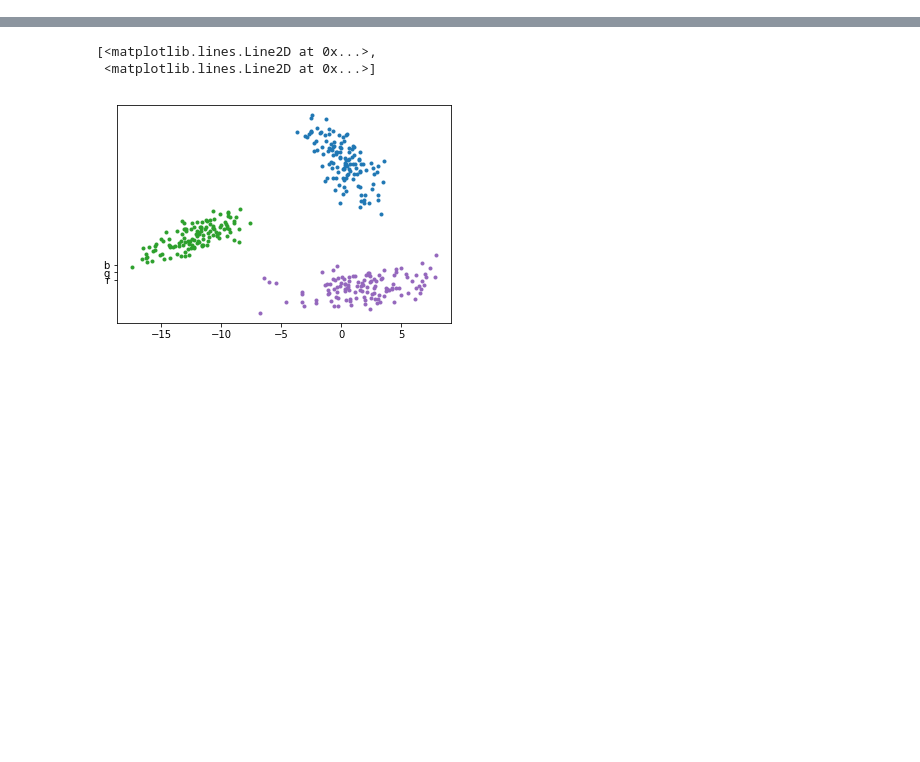
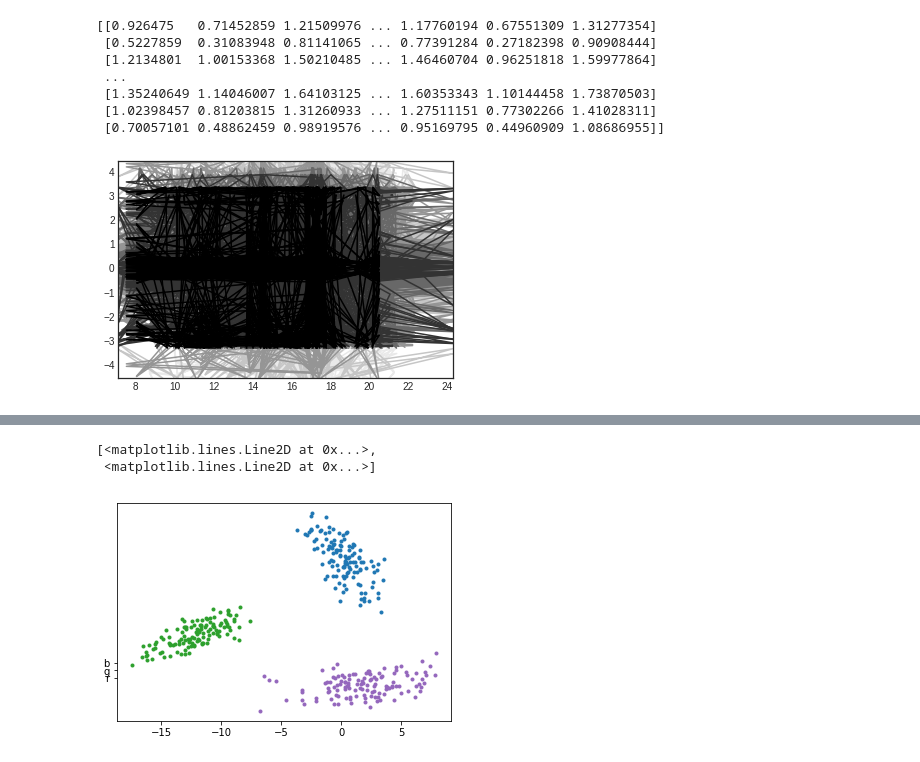
Before and after one commit to SerChirag/PR, a Jupyter notebook: main.ipynb, the cells around one changed output, grey strips where cells are left out. Cells and saved outputs as stored; diff of their text form; code cells hidden in the pictures; blank space fills up the shorter version.

Commit message:
part a plot

```diff
--- a/main.ipynb
+++ b/main.ipynb
@@ -41,0 +149,27 @@ print cov_task1()
+# %%
+%matplotlib inline
+import matplotlib.pyplot as plt
+plt.style.use('seaborn-white')
+import numpy as np
+
+def f(x, y):
+    return np.sin(x) ** 2 + np.cos(y) ** 2
+
+
+
+x=[test_data1[i][0] for i in range(0,len(test_data1)) ]
+y=[test_data1[i][1] for i in range(0,len(test_data1)) ]
+
+X, Y = np.meshgrid(x, y)
+Z = f(X, Y)
+print Z
+plt.contour(X, Y, Z);
+# %% [output]
+[[0.926475   0.71452859 1.21509976 ... 1.17760194 0.67551309 1.31277354]
+ [0.5227859  0.31083948 0.81141065 ... 0.77391284 0.27182398 0.90908444]
+ [1.2134801  1.00153368 1.50210485 ... 1.46460704 0.96251818 1.59977864]
+ ...
+ [1.35240649 1.14046007 1.64103125 ... 1.60353343 1.10144458 1.73870503]
+ [1.02398457 0.81203815 1.31260933 ... 1.27511151 0.77302266 1.41028311]
+ [0.70057101 0.48862459 0.98919576 ... 0.95169795 0.44960909 1.08686955]]
+[figure, added]
```
Also changed, not shown: parts of 6 cells of this notebook.
